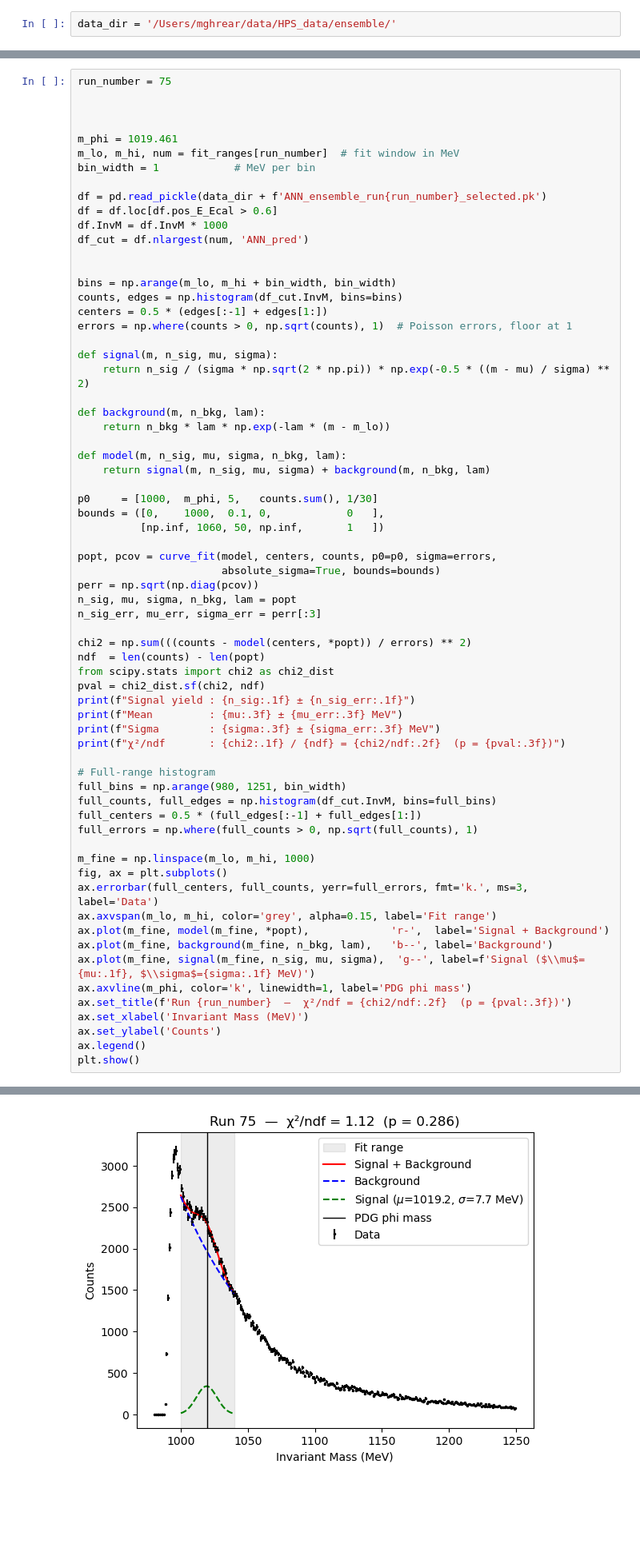
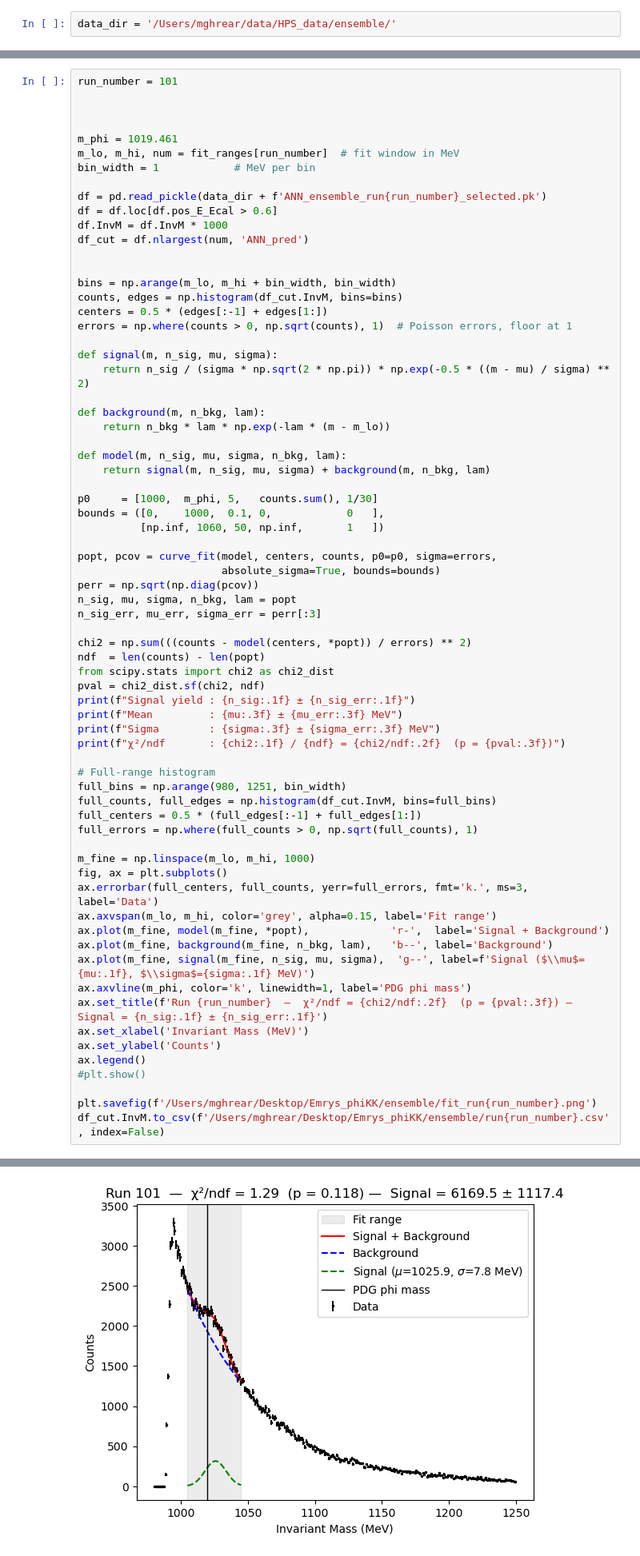
Before and after one commit to mghrear/pivoting-ANN, a Jupyter notebook: ensemble/Gaus_fitter.ipynb, the cells around one changed output, grey strips where cells are left out. Shown at 80% size. Cells and saved outputs as stored; diff of their text form; blank space fills up the shorter version.

```diff
--- a/ensemble/Gaus_fitter.ipynb
+++ b/ensemble/Gaus_fitter.ipynb
@@ -39,7 +39,7 @@ fit_ranges = {
     101: (1005, 1045, 200000)
     }
 # %%
-run_number = 75
+run_number = 101
 
 
 
@@ -100,9 +100,12 @@ ax.plot(m_fine, model(m_fine, *popt),             'r-',  label='Signal + Backgro
 ax.plot(m_fine, background(m_fine, n_bkg, lam),   'b--', label='Background')
 ax.plot(m_fine, signal(m_fine, n_sig, mu, sigma),  'g--', label=f'Signal ($\\mu$={mu:.1f}, $\\sigma$={sigma:.1f} MeV)')
 ax.axvline(m_phi, color='k', linewidth=1, label='PDG phi mass')
-ax.set_title(f'Run {run_number}  —  χ²/ndf = {chi2/ndf:.2f}  (p = {pval:.3f})')
+ax.set_title(f'Run {run_number}  —  χ²/ndf = {chi2/ndf:.2f}  (p = {pval:.3f}) —  Signal = {n_sig:.1f} ± {n_sig_err:.1f}')
 ax.set_xlabel('Invariant Mass (MeV)')
 ax.set_ylabel('Counts')
 ax.legend()
-plt.show()
+#plt.show()
+
+plt.savefig(f'/Users/mghrear/Desktop/Emrys_phiKK/ensemble/fit_run{run_number}.png')
+df_cut.InvM.to_csv(f'/Users/mghrear/Desktop/Emrys_phiKK/ensemble/run{run_number}.csv', index=False)
 # %% [output]
@@ -113,4 +116,4 @@ Sigma        : 7.651 ± 0.831 MeV
-[figure, old version]
+[figure, new version]
 # %%
 plot_dir = '/Users/mghrear/Desktop/Ensemble_study/original/fitted_plots/'
 
```
Also changed, not shown: parts of 1 cell of this notebook, 2 other files.
